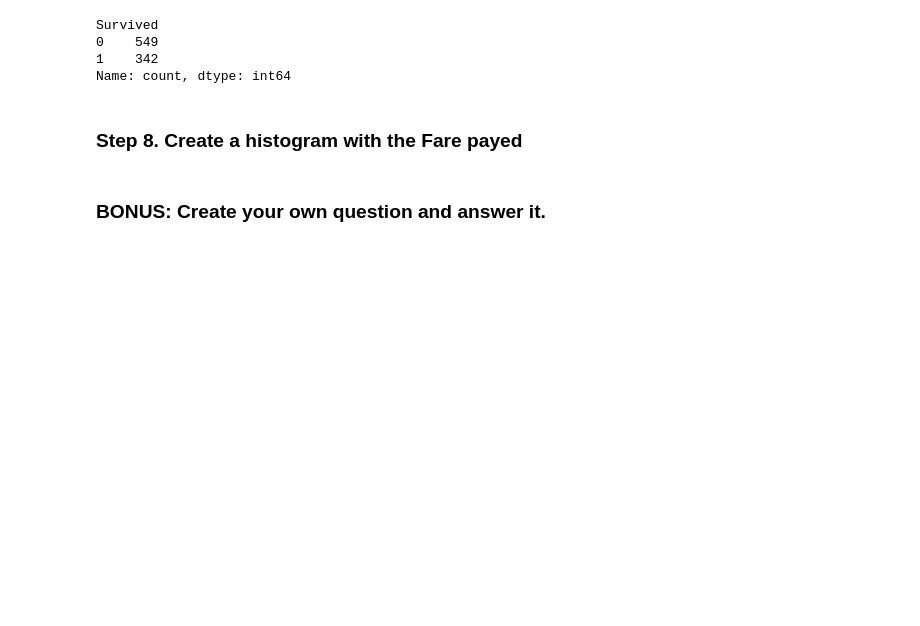
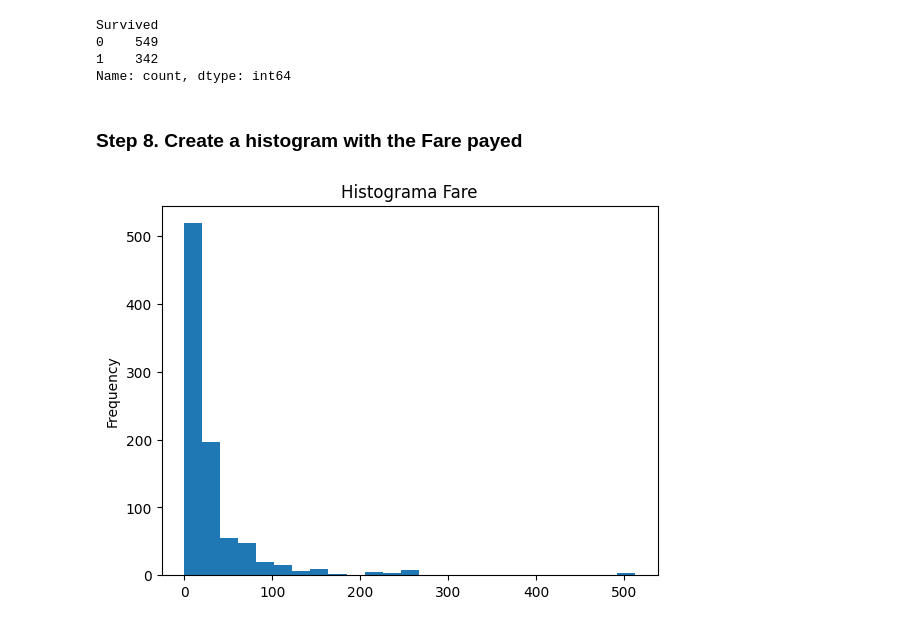
Before and after one commit to LLAES07/pyspark_exercises, a Jupyter notebook: 07_Visualization/Titanic_Desaster/Exercises.ipynb, the cells around one changed output. Cells and saved outputs as stored; diff of their text form; code cells hidden in the pictures; blank space fills up the shorter version.

```diff
--- a/07_Visualization/Titanic_Desaster/Exercises.ipynb
+++ b/07_Visualization/Titanic_Desaster/Exercises.ipynb
@@ -144,5 +144,9 @@ Survived
 Name: count, dtype: int64
 # %% [markdown]
 ### Step 8. Create a histogram with the Fare payed
-# %% [markdown]
-### BONUS: Create your own question and answer it.
+# %%
+df['Fare'].plot(kind='hist', bins=25)
+plt.title('Histograma Fare')
+plt.show()
+# %% [output]
+[figure, added]
```
